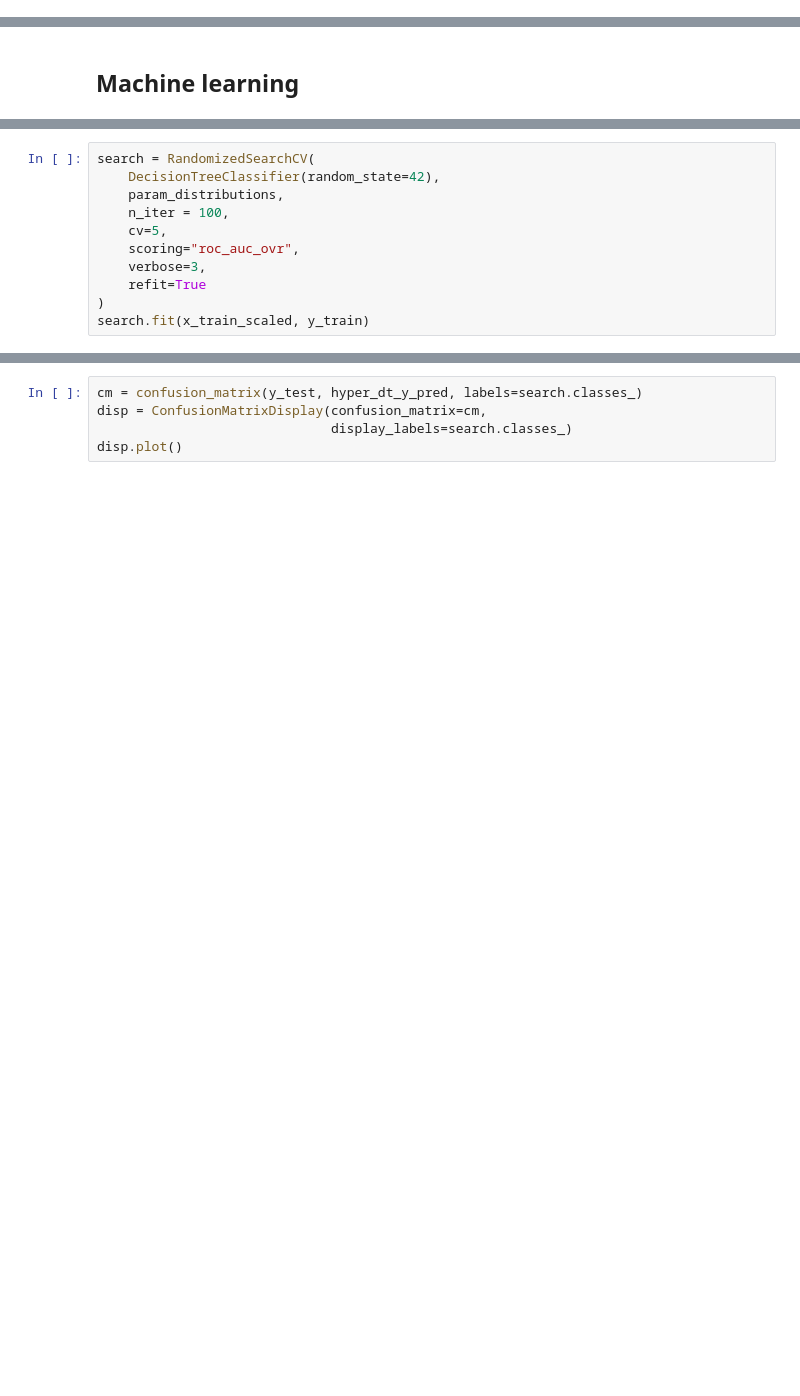
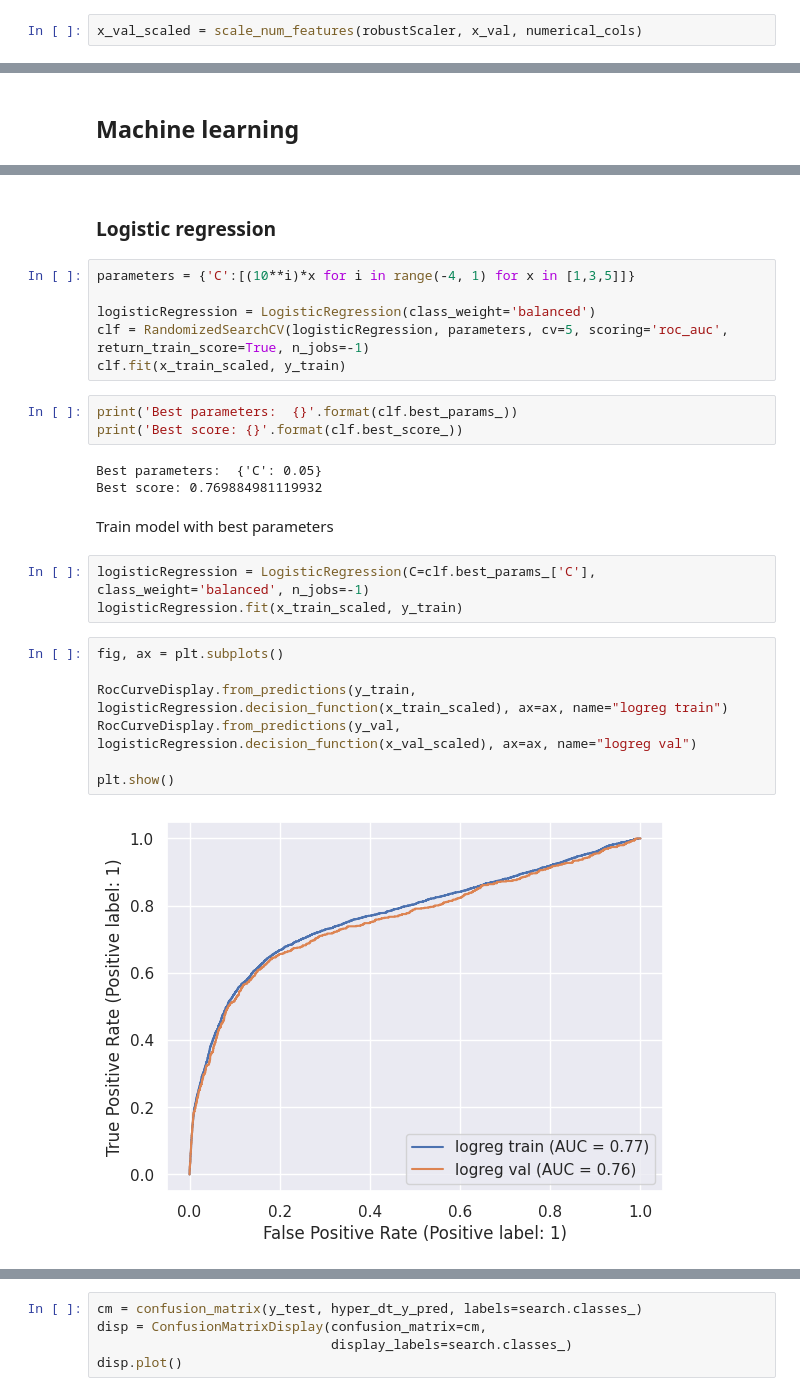
Before and after one commit to dmytrovelychko/rd_ds_python, a Jupyter notebook: cw.ipynb, the cells around one changed output, grey strips where cells are left out. Drawn from its saved outputs; the diff is of its cells as text; blank space fills up the shorter version.

```diff
--- a/cw.ipynb
+++ b/cw.ipynb
@@ -830,0 +835,2 @@ x_train_scaled.head()
+# %%
+x_val_scaled = scale_num_features(robustScaler, x_val, numerical_cols)
@@ -838,11 +840,0 @@ param_distributions = {
-# %%
-search = RandomizedSearchCV(
-    DecisionTreeClassifier(random_state=42),
-    param_distributions,
-    n_iter = 100,
-    cv=5,
-    scoring="roc_auc_ovr",
-    verbose=3,
-    refit=True
-)
-search.fit(x_train_scaled, y_train)
@@ -867,0 +860,28 @@ SyntaxError: ignored
+# %% [markdown]
+### Logistic regression
+# %%
+parameters = {'C':[(10**i)*x for i in range(-4, 1) for x in [1,3,5]]}
+
+logisticRegression = LogisticRegression(class_weight='balanced')
+clf = RandomizedSearchCV(logisticRegression, parameters, cv=5, scoring='roc_auc', return_train_score=True, n_jobs=-1)
+clf.fit(x_train_scaled, y_train)
+# %%
+print('Best parameters:  {}'.format(clf.best_params_))
+print('Best score: {}'.format(clf.best_score_))
+# %% [output]
+Best parameters:  {'C': 0.05}
+Best score: 0.769884981119932
+# %% [markdown]
+Train model with best parameters
+# %%
+logisticRegression = LogisticRegression(C=clf.best_params_['C'], class_weight='balanced', n_jobs=-1)
+logisticRegression.fit(x_train_scaled, y_train)
+# %%
+fig, ax = plt.subplots()
+
+RocCurveDisplay.from_predictions(y_train, logisticRegression.decision_function(x_train_scaled), ax=ax, name="logreg train")
+RocCurveDisplay.from_predictions(y_val, logisticRegression.decision_function(x_val_scaled), ax=ax, name="logreg val")
+
+plt.show()
+# %% [output]
+[figure, added]
```
Also changed, not shown: parts of 32 cells of this notebook.
